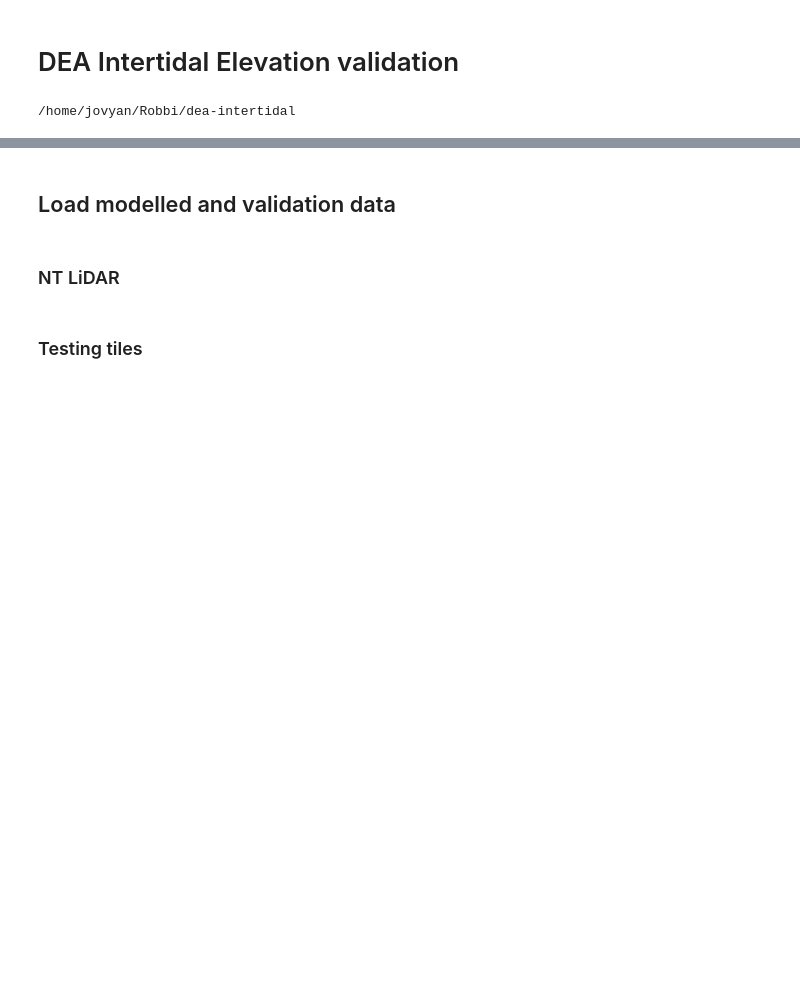
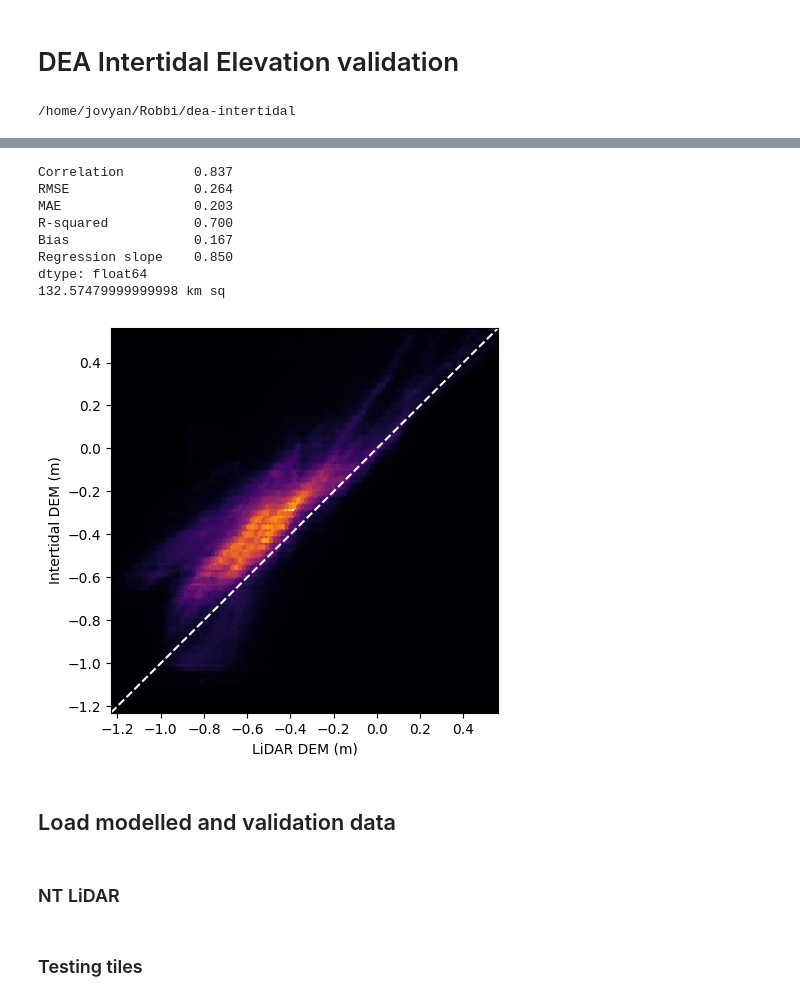
Before and after one commit to GeoscienceAustralia/dea-intertidal, a Jupyter notebook: notebooks/validation/Intertidal_elevation_validation.ipynb, the cells around one changed output, grey strips where cells are left out. Saved outputs shown, nothing was run; the diff lists cells and outputs as text; code cells hidden in the pictures; blank space fills up the shorter version.

Commit message:
Update validation notebook

```diff
--- a/notebooks/validation/Intertidal_elevation_validation.ipynb
+++ b/notebooks/validation/Intertidal_elevation_validation.ipynb
@@ -43,0 +51,17 @@ def load_reproject(
+# %%
+# Set up data paths
+# mod_path = "data/processed/ga_s2ls_intertidal_cyear_3/0-0-1/x094/y145/2018--P1Y/ga_s2ls_intertidal_cyear_3_x094y145_2018--P1Y_final_elevation.tif"
+resampling="average"
+resolution=10
+
+# Load polygons
+validation_sites_path = "data/raw/validation_sites_2021.geojson"
+validation_sites_gdf = gpd.read_file(validation_sites_path)
+validation_sites_gdf["mod_path"] = "https://dea-public-data-dev.s3-ap-southeast-2.amazonaws.com/derivative/dea_intertidal/sample_data/virtual_rasters/DEV_2019_2021_elevation.vrt"
+validation_sites_gdf["val_path"] = "/gdata1/projects/coastal/intertidal/Elevation_data/Processed/" + validation_sites_gdf.Year + "_combined.tif"
+# validation_sites_gdf.loc[0, "mod_path"] = "data/processed/ga_s2ls_intertidal_cyear_3/0-0-1/x094/y145/2018--P1Y/ga_s2ls_intertidal_cyear_3_x094y145_2018--P1Y_final_elevation.tif"
+
+# NIDEM comparison
+# validation_sites_gdf["mod_path"] = "/gdata1/data/nidem/NIDEM_mosaic.tif"
+# resampling="average"
+# resolution=25
@@ -43,0 +138,35 @@ def load_reproject(
+# %%
+validation_all = np.concatenate(validation_zs)
+modelled_all = np.concatenate(modelled_zs)
+
+# Plot and compare - heatmap
+plt.figure(figsize=(5, 5))
+lim_min, lim_max = np.percentile(
+    np.concatenate([validation_all, modelled_all]), [1, 95]
+)
+lim_min -= 0.2
+lim_max += 0.2
+plt.hexbin(
+    x=validation_all,
+    y=modelled_all,
+    extent=(lim_min, lim_max, lim_min, lim_max),
+    cmap="inferno",
+)
+plt.plot([lim_min, lim_max], [lim_min, lim_max], "--", c="white")
+plt.margins(x=0, y=0)
+plt.xlabel("LiDAR DEM (m)")
+plt.ylabel("Intertidal DEM (m)")
+
+# Accuracy statistics
+print(eval_metrics(x=validation_all, y=modelled_all, round=3))
+print(f"{len(modelled_all) * (10 * 10) * 0.000001} km sq")
+# %% [output]
+Correlation         0.837
+RMSE                0.264
+MAE                 0.203
+R-squared           0.700
+Bias                0.167
+Regression slope    0.850
+dtype: float64
+132.57479999999998 km sq
+[figure, added]
```
Also changed, not shown: parts of 7 cells of this notebook, 2 other files.
